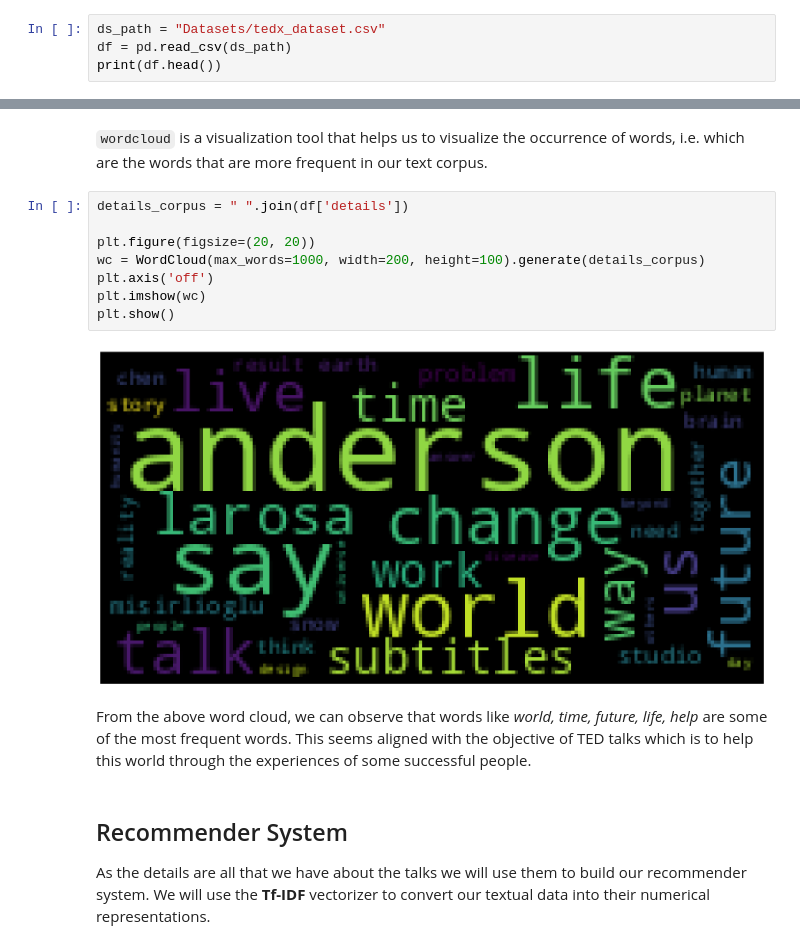
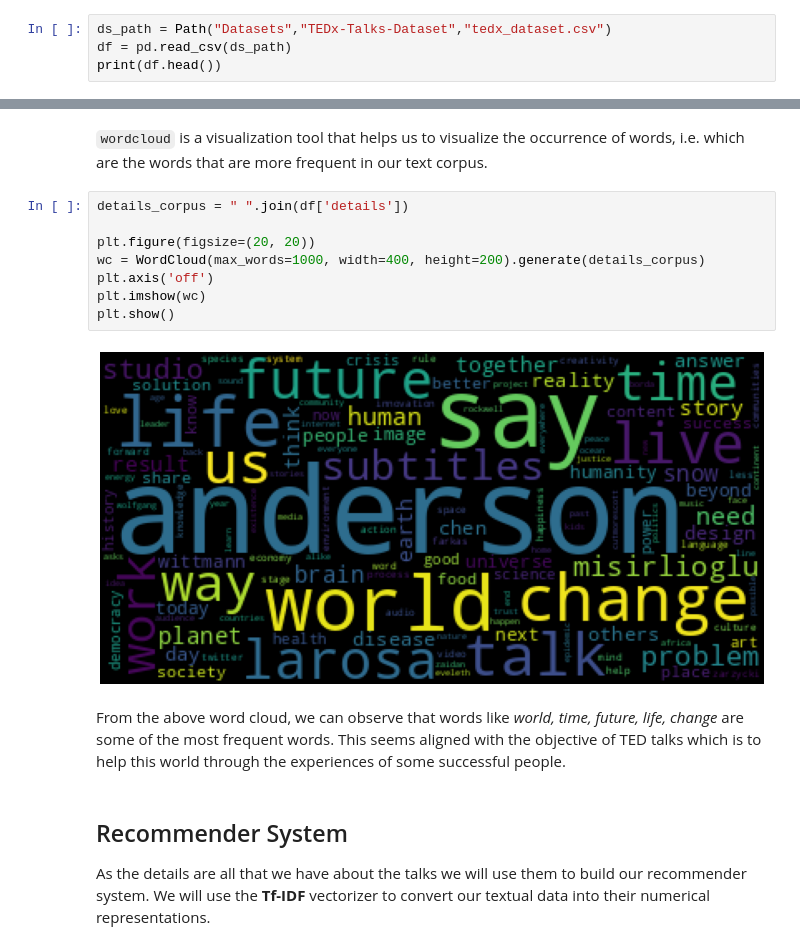
Before and after one commit to alexrodpas/ML-Projects, a Jupyter notebook: TED-Talks-RecSys.ipynb, the cells around one changed output, grey strips where cells are left out. Saved outputs shown, nothing was run; the diff lists cells and outputs as text.

Commit message:
Cleaned up TED-Talks-RecSys notebook

```diff
--- a/TED-Talks-RecSys.ipynb
+++ b/TED-Talks-RecSys.ipynb
@@ -91,7 +75,7 @@ warnings.filterwarnings('ignore')
 The [TEDx Dataset](https://www.kaggle.com/mauropelucchi/tedx-talk?select=tedx_dataset.csv) we will use contains information about audio-video recordings of 4,467 TED Talks in the span of years 2006 – 2018, uploaded to the official TED.com website.
 It can be obtained from Kaggle at: "https://www.kaggle.com/mauropelucchi/tedx-talk?select=tedx_dataset.csv". I've downloaded it and it's in the Datasets directory.
 # %%
-ds_path = "Datasets/tedx_dataset.csv"
+ds_path = Path("Datasets","TEDx-Talks-Dataset","tedx_dataset.csv")
 df = pd.read_csv(ds_path)
 print(df.head())
 # %% [output]
@@ -217,15 +201,15 @@ df.head()
 # %%
 details_corpus = " ".join(df['details'])
 
 plt.figure(figsize=(20, 20))
-wc = WordCloud(max_words=1000, width=200, height=100).generate(details_corpus)
+wc = WordCloud(max_words=1000, width=400, height=200).generate(details_corpus)
 plt.axis('off')
 plt.imshow(wc)
 plt.show()
 # %% [output]
-[figure, old version]
+[figure, new version]
 # %% [markdown]
-From the above word cloud, we can observe that words like _world, time, future, life, help_ are some of the most frequent words. This seems aligned with the objective of TED talks which is to help this world through the experiences of some successful people.
+From the above word cloud, we can observe that words like _world, time, future, life, change_ are some of the most frequent words. This seems aligned with the objective of TED talks which is to help this world through the experiences of some successful people.
 # %% [markdown]
 ## Recommender System
 
```
Also changed, not shown: parts of 3 cells of this notebook.
